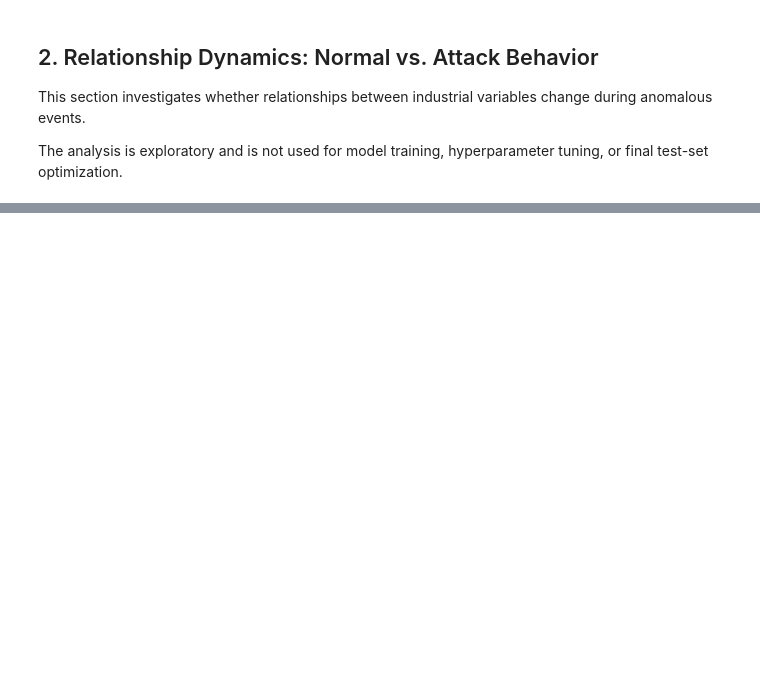
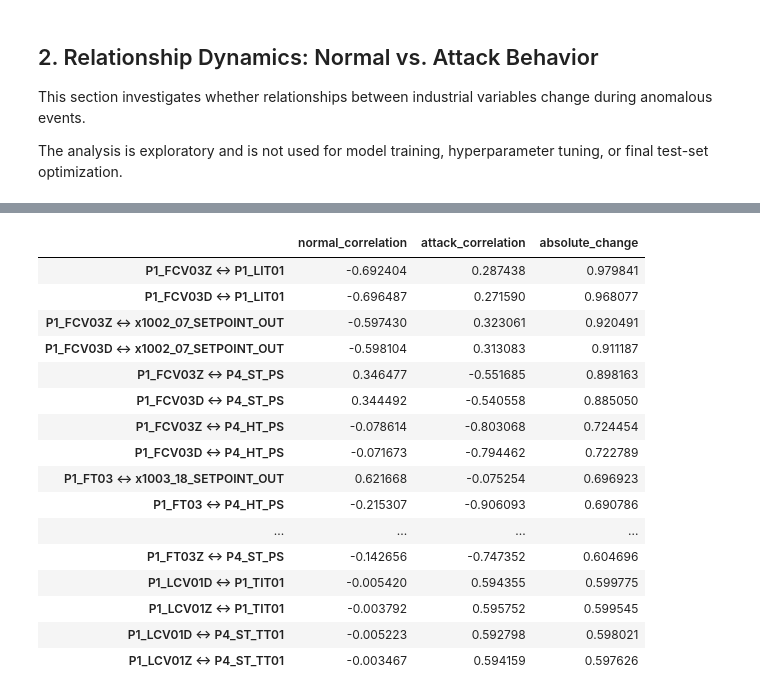
Before and after one commit to ATYMR/Industrial-Dynamic-Graph-Anomaly-Detection, a Jupyter notebook: notebooks/01_data_exploration.ipynb, the cells around one changed output, grey strips where cells are left out. Cells and saved outputs as stored; diff of their text form; code cells hidden in the pictures; blank space fills up the shorter version.

```diff
--- a/notebooks/01_data_exploration.ipynb
+++ b/notebooks/01_data_exploration.ipynb
@@ -396,0 +449,21 @@ NameError: name 'correlation_change' is not defined
+# %%
+# Cell 24 — Identify the sensor pairs with the largest correlation changes
+
+change = correlation_change.copy()
+
+upper_triangle = change.where(
+    np.triu(
+        np.ones(change.shape),
+        k=1
+    ).astype(bool)
+)
+
+largest_changes = (
+    upper_triangle
+    .stack()
+    .sort_values(ascending=False)
+)
+
+print("Top 20 sensor pairs with the largest correlation changes:\n")
+
+print(largest_changes.head(20))
@@ -396,0 +488,41 @@ NameError: name 'correlation_change' is not defined
+# %%
+# Cell 25 — Inspect the strongest relationship changes
+
+top_pairs = largest_changes.head(20)
+
+comparison = pd.DataFrame({
+    "normal_correlation": [
+        normal_correlation_variable.loc[pair[0], pair[1]]
+        for pair in top_pairs.index
+    ],
+    "attack_correlation": [
+        attack_correlation_variable.loc[pair[0], pair[1]]
+        for pair in top_pairs.index
+    ],
+    "absolute_change": top_pairs.values,
+})
+
+comparison.index = [
+    f"{pair[0]} ↔ {pair[1]}"
+    for pair in top_pairs.index
+]
+
+comparison
+# %% [output]
+|  | normal_correlation | attack_correlation | absolute_change |
+| P1_FCV03Z ↔ P1_LIT01 | -0.692404 | 0.287438 | 0.979841 |
+| P1_FCV03D ↔ P1_LIT01 | -0.696487 | 0.271590 | 0.968077 |
+| P1_FCV03Z ↔ x1002_07_SETPOINT_OUT | -0.597430 | 0.323061 | 0.920491 |
+| P1_FCV03D ↔ x1002_07_SETPOINT_OUT | -0.598104 | 0.313083 | 0.911187 |
+| P1_FCV03Z ↔ P4_ST_PS | 0.346477 | -0.551685 | 0.898163 |
+| P1_FCV03D ↔ P4_ST_PS | 0.344492 | -0.540558 | 0.885050 |
+| P1_FCV03Z ↔ P4_HT_PS | -0.078614 | -0.803068 | 0.724454 |
+| P1_FCV03D ↔ P4_HT_PS | -0.071673 | -0.794462 | 0.722789 |
+| P1_FT03 ↔ x1003_18_SETPOINT_OUT | 0.621668 | -0.075254 | 0.696923 |
+| P1_FT03 ↔ P4_HT_PS | -0.215307 | -0.906093 | 0.690786 |
+| ... | ... | ... | ... |
+| P1_FT03Z ↔ P4_ST_PS | -0.142656 | -0.747352 | 0.604696 |
+| P1_LCV01D ↔ P1_TIT01 | -0.005420 | 0.594355 | 0.599775 |
+| P1_LCV01Z ↔ P1_TIT01 | -0.003792 | 0.595752 | 0.599545 |
+| P1_LCV01D ↔ P4_ST_TT01 | -0.005223 | 0.592798 | 0.598021 |
+| P1_LCV01Z ↔ P4_ST_TT01 | -0.003467 | 0.594159 | 0.597626 |
```
Also changed, not shown: parts of 14 cells of this notebook.
